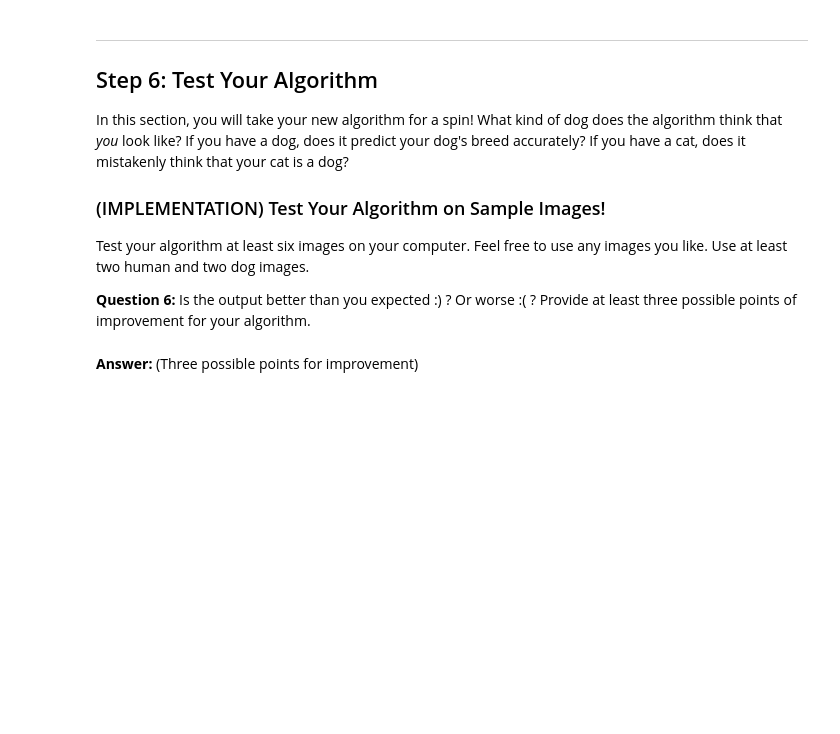
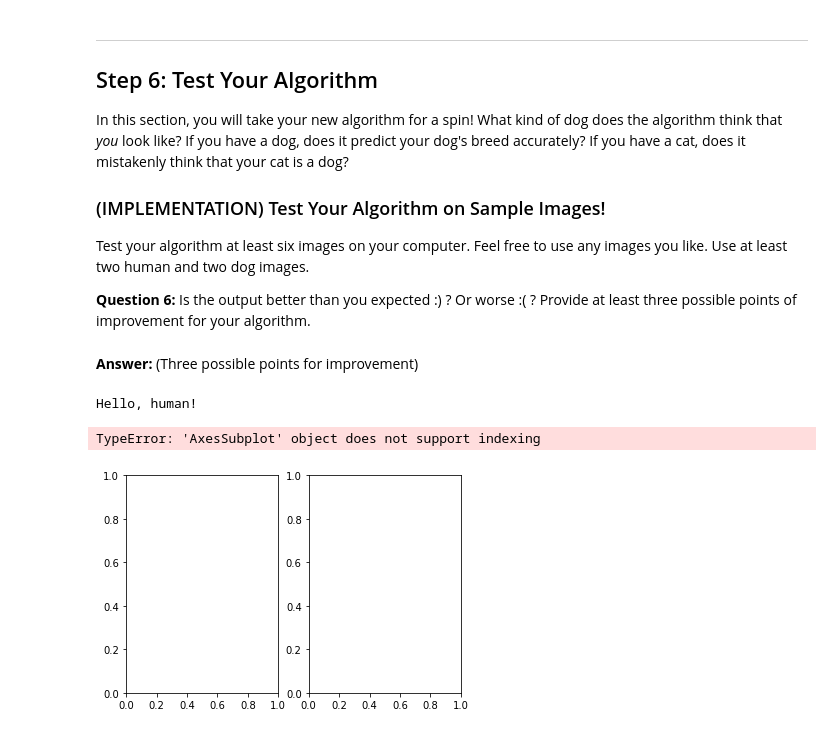
Before and after one commit to carlosgalvezp/Udacity-Deep-Learning-Nanodegree, a Jupyter notebook: project-dog-classification/dog_app.ipynb, the cells around one changed output. Cells and saved outputs as stored; diff of their text form; code cells hidden in the pictures; blank space fills up the shorter version.

```diff
--- a/project-dog-classification/dog_app.ipynb
+++ b/project-dog-classification/dog_app.ipynb
@@ -599,7 +600,7 @@ Train and validate your model in the code cell below.  [Save the final model par
 # %%
 # train the model
 n_epochs = 100
-model_transfer = train(n_epochs, loaders_transfer, model_transfer, optimizer_transfer, criterion_transfer, use_cuda, 'model_transfer.pt')
+#model_transfer = train(n_epochs, loaders_transfer, model_transfer, optimizer_transfer, criterion_transfer, use_cuda, 'model_transfer.pt')
 
 # load the model that got the best validation accuracy (uncomment the line below)
 model_transfer.load_state_dict(torch.load('model_transfer.pt'))
@@ -624,11 +630,11 @@ class_names = [item[4:].replace("_", " ") for item in all_data['train'].classes]
 def predict_breed_transfer(img_path):
     # load the image and return the predicted breed
     image = Image.open(img_path).convert('RGB')
-    image = data_transform(image).unsqueeze(0).to(device)
+    image = data_transform_valid_test(image).unsqueeze(0).to(device)
 
     model_transfer.eval()
     class_index = torch.argmax(model_transfer(image)).item()
-    return class_names(class_index)
+    return class_names[class_index]
 # %% [markdown]
 ---
 <a id='step5'></a>
@@ -655,6 +661,10 @@ import matplotlib.pyplot as plt
 
 def run_app(img_path):
     ## handle cases for a human face, dog, and neither
+    # Read input image for display
+    img = Image.open(img_path, 'r')
+
+    # Check if it's a dog or a human
     is_dog = False
     is_human = False
 
@@ -664,26 +674,40 @@ def run_app(img_path):
         is_human = True
 
     if is_dog or is_human:
-        breed = predict_breed_transfer(img_path)
-
+        # Predict hello message
         if is_dog:
             print('Hello, dog!')
         elif is_human:
             print('Hello, human!')
 
-        img = Image.open('images/American_water_spaniel_00648.jpg', 'r')
-        plt.imshow(np.asarray(img))
+        # Predict breed
+        breed = predict_breed_transfer(img_path)
+
+        # Read dog image
+        img_dog = Image.open(glob("dogImages/train/*{}/*".format(breed.replace(" ", "_")))[0], 'r')
+
+        # Plot original image together with the correspondent dog
+        fig, ax =  plt.subplots(1,2)
+        ax[0].imshow(np.asarray(img))
+        ax[1].imshow(np.asarray(img_dog))
         plt.show()
+
+        # Print out the dog breed
         if is_dog:
             print('Your predicted breed is {}'.format(breed))
         elif is_human:
             print('You look like a {}'.format(breed))
+
     else:
+        # Plot original image
+        fig, ax = plt.subplots()
+        ax.imshow(np.asarray(img))
+        plt.show()
+
+        # Print error message
         print('Error: no human or dog found')
 
-def run_app_2(img_path):
-    img = Image.open(img_path, 'r')
-    plt.imshow(np.asarray(img))
+    print()
 # %% [markdown]
 ---
 <a id='step6'></a>
@@ -701,11 +725,14 @@ __Answer:__ (Three possible points for improvement)
 # %%
 ## TODO: Execute your algorithm from Step 6 on
 ## at least 6 images on your computer.
 ## Feel free to use as many code cells as needed.
-human_files = np.array(glob("images/test/*"))
-dog_files = np.array(glob("images/test/*"))
+human_files = np.array(glob("images/test/human/*"))
+dog_files = np.array(glob("images/test/dog/*"))
 
 ## suggested code, below
-for file in np.hstack((human_files[:3], dog_files[:3])):
-    print('asd')
+for file in np.hstack((human_files[:], dog_files[:])):
     run_app(file)
+# %% [output]
+Hello, human!
+TypeError: 'AxesSubplot' object does not support indexing
+[figure, added]
```
Also changed, not shown: parts of 6 cells of this notebook.
